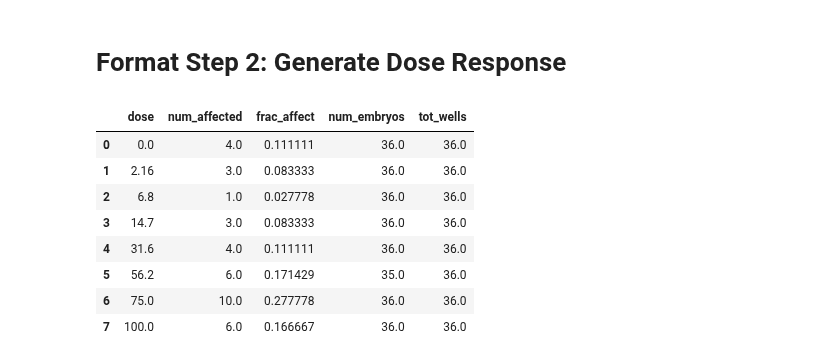
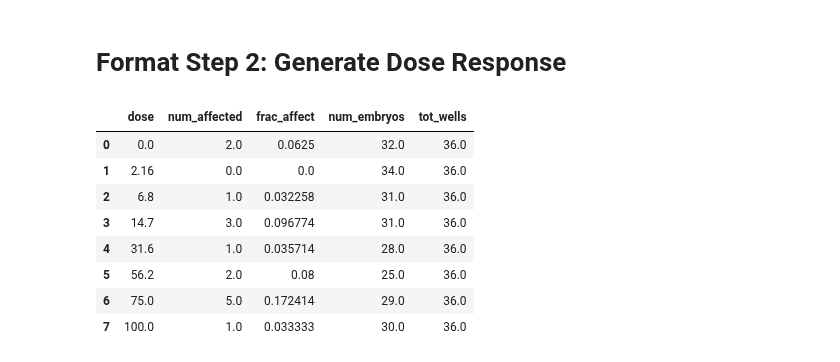
Before and after one commit to PNNL-CompBio/srpAnalytics, a Jupyter notebook: zfBmd/zfbmd.ipynb, the cells around one changed output. Drawn from its saved outputs; the diff is of its cells as text; code cells hidden in the pictures.

Commit message:
Learning about dose response filtering

```diff
--- a/zfBmd/zfbmd.ipynb
+++ b/zfBmd/zfbmd.ipynb
@@ -316,67 +316,69 @@ pivot_wider.to_csv("/Users/degn400/Desktop/srpTargets/zfBmd/pivot_wider.csv", in
 # %% [markdown]
 # Format Step 2: Generate Dose Response
 # %%
-data_ep_cid = pivot_wider
-end_point = "ANY24"
-dose_response = pd.DataFrame(columns = ['dose', 'num_affected', 'frac_affect', 'num_embryos', 'tot_wells'])
+def test_dose_response(end_point):
+    data_ep_cid = pivot_wider
+    dose_response = pd.DataFrame(columns = ['dose', 'num_affected', 'frac_affect', 'num_embryos', 'tot_wells'])
 
-for plate_id in np.unique(data_ep_cid['plate.id']):
+    for plate_id in np.unique(data_ep_cid['plate.id']):
 
-    # Count number of wells corresponding to negative controls
-    data_ep_cid_plate = data_ep_cid.loc[data_ep_cid['plate.id'] == plate_id]
-    neg_ctrl_wells = data_ep_cid_plate.loc[data_ep_cid_plate['conc'] == 0]
+        # Count number of wells corresponding to negative controls
+        data_ep_cid_plate = data_ep_cid.loc[data_ep_cid['plate.id'] == plate_id]
+        neg_ctrl_wells = data_ep_cid_plate.loc[data_ep_cid_plate['conc'] == 0]
 
-    num_neg_ctrl_wells = neg_ctrl_wells.shape[0]
-    num_neg_ctrl_hits = (neg_ctrl_wells[end_point]).sum(axis=0,skipna=True,min_count=1)
-    num_nonnan_wells_ctrl = sum(~np.isnan(neg_ctrl_wells[end_point]))
+        num_neg_ctrl_wells = neg_ctrl_wells.shape[0]
+        num_neg_ctrl_hits = (neg_ctrl_wells[end_point]).sum(axis=0,skipna=True,min_count=1)
+        num_nonnan_wells_ctrl = sum(~np.isnan(neg_ctrl_wells[end_point]))
 
-    write_this = str(np.unique(data_ep_cid_plate['chemical.id'])[0]) + "," + str(plate_id) + "," + str(end_point) + "\n"
+        # write_this = str(np.unique(data_ep_cid_plate['chemical.id'])[0]) + "," + str(plate_id) + "," + str(end_point) + "\n" # Not used anywhere
 
-    if(num_neg_ctrl_hits > 0.5*num_nonnan_wells_ctrl): # new criterion
-        data_ep_cid = data_ep_cid[data_ep_cid['plate.id'] != plate_id]
+        if(num_neg_ctrl_hits > 0.5*num_nonnan_wells_ctrl): # new criterion
+            data_ep_cid = data_ep_cid[data_ep_cid['plate.id'] != plate_id]
 
 
-for concentration_id in np.unique(data_ep_cid['conc']):
-    data_ep_cid_concs = data_ep_cid.loc[(data_ep_cid['conc'] == concentration_id)]
+    for concentration_id in np.unique(data_ep_cid['conc']):
+        data_ep_cid_concs = data_ep_cid.loc[(data_ep_cid['conc'] == concentration_id)]
 
-    # Get total number of wells for a given concentration
-    tot_wells = len(data_ep_cid_concs[end_point])
-    num_nonnan_wells = sum(~np.isnan(data_ep_cid_concs[end_point]))
-    num_affected = (data_ep_cid_concs[end_point]).sum(axis=0,skipna=True,min_count=1)
-    if(num_nonnan_wells == 0):
-        fraction_affected = np.nan
-    else:
-        fraction_affected = num_affected / num_nonnan_wells
-    dose_response = dose_response.append({'dose': concentration_id, 'num_affected': num_affected , 'frac_affect': fraction_affected, 'num_embryos': num_nonnan_wells, 'tot_wells': tot_wells}, ignore_index = True)
+        # Get total number of wells for a given concentration
+        tot_wells = len(data_ep_cid_concs[end_point])
+        num_nonnan_wells = sum(~np.isnan(data_ep_cid_concs[end_point]))
+        num_affected = (data_ep_cid_concs[end_point]).sum(axis=0,skipna=True,min_count=1)
+        if(num_nonnan_wells == 0):
+            fraction_affected = np.nan
+        else:
+            fraction_affected = num_affected / num_nonnan_wells
+        dose_response = dose_response.append({'dose': concentration_id, 'num_affected': num_affected , 'frac_affect': fraction_affected, 'num_embryos': num_nonnan_wells, 'tot_wells': tot_wells}, ignore_index = True)
 
 
-# First get rid of nan values
-dose_response = dose_response.dropna()
+    # First get rid of nan values
+    dose_response = dose_response.dropna()
 
-#''' dose  num_affected  frac_affect  num_embryos  tot_wells
-#0   0.0         0.0     0.000000         26.0       32.0
-#1   0.1         1.0     0.032258         31.0       32.0
-#2   0.5         1.0     0.062500         16.0       32.0
-#'''
-delete_count = 0
+    #''' dose  num_affected  frac_affect  num_embryos  tot_wells
+    #0   0.0         0.0     0.000000         26.0       32.0
+    #1   0.1         1.0     0.032258         31.0       32.0
+    #2   0.5         1.0     0.062500         16.0       32.0
+    #'''
+    delete_count = 0
 
 
-for dr_index in range(dose_response.shape[0]):
-    dr_index_original = dr_index
-    dr_index = dr_index - delete_count
+    for dr_index in range(dose_response.shape[0]):
+        dr_index_original = dr_index
+        dr_index = dr_index - delete_count
 
-    if((dose_response.iloc[dr_index].num_embryos) < (0.25*(dose_response.iloc[dr_index].tot_wells))):
-        dose_response = dose_response[dose_response.index != dr_index_original]
-        delete_count+=1
+        if((dose_response.iloc[dr_index].num_embryos) < (0.25*(dose_response.iloc[dr_index].tot_wells))):
+            dose_response = dose_response[dose_response.index != dr_index_original]
+            delete_count+=1
 
-dose_response
+    return(dose_response)
+
+test_dose_response("AXIS")
 # %% [output]
 |  | dose | num_affected | frac_affect | num_embryos | tot_wells |
-| 0 | 0.0 | 4.0 | 0.111111 | 36.0 | 36.0 |
-| 1 | 2.16 | 3.0 | 0.083333 | 36.0 | 36.0 |
-| 2 | 6.8 | 1.0 | 0.027778 | 36.0 | 36.0 |
-| 3 | 14.7 | 3.0 | 0.083333 | 36.0 | 36.0 |
-| 4 | 31.6 | 4.0 | 0.111111 | 36.0 | 36.0 |
-| 5 | 56.2 | 6.0 | 0.171429 | 35.0 | 36.0 |
-| 6 | 75.0 | 10.0 | 0.277778 | 36.0 | 36.0 |
-| 7 | 100.0 | 6.0 | 0.166667 | 36.0 | 36.0 |
+| 0 | 0.0 | 2.0 | 0.0625 | 32.0 | 36.0 |
+| 1 | 2.16 | 0.0 | 0.0 | 34.0 | 36.0 |
+| 2 | 6.8 | 1.0 | 0.032258 | 31.0 | 36.0 |
+| 3 | 14.7 | 3.0 | 0.096774 | 31.0 | 36.0 |
+| 4 | 31.6 | 1.0 | 0.035714 | 28.0 | 36.0 |
+| 5 | 56.2 | 2.0 | 0.08 | 25.0 | 36.0 |
+| 6 | 75.0 | 5.0 | 0.172414 | 29.0 | 36.0 |
+| 7 | 100.0 | 1.0 | 0.033333 | 30.0 | 36.0 |
```
Also changed, not shown: parts of 5 cells of this notebook.
